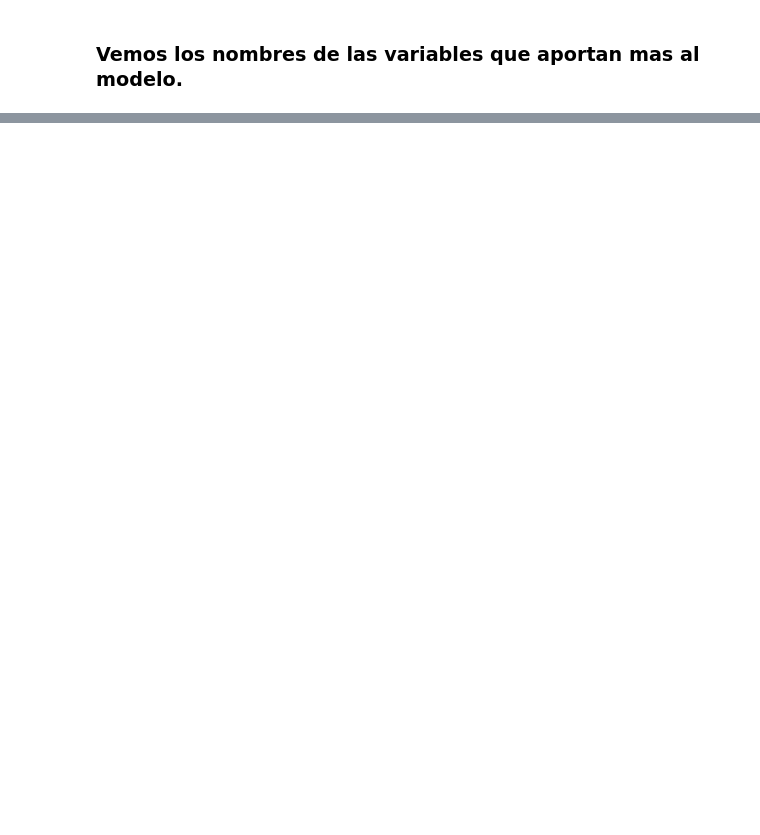
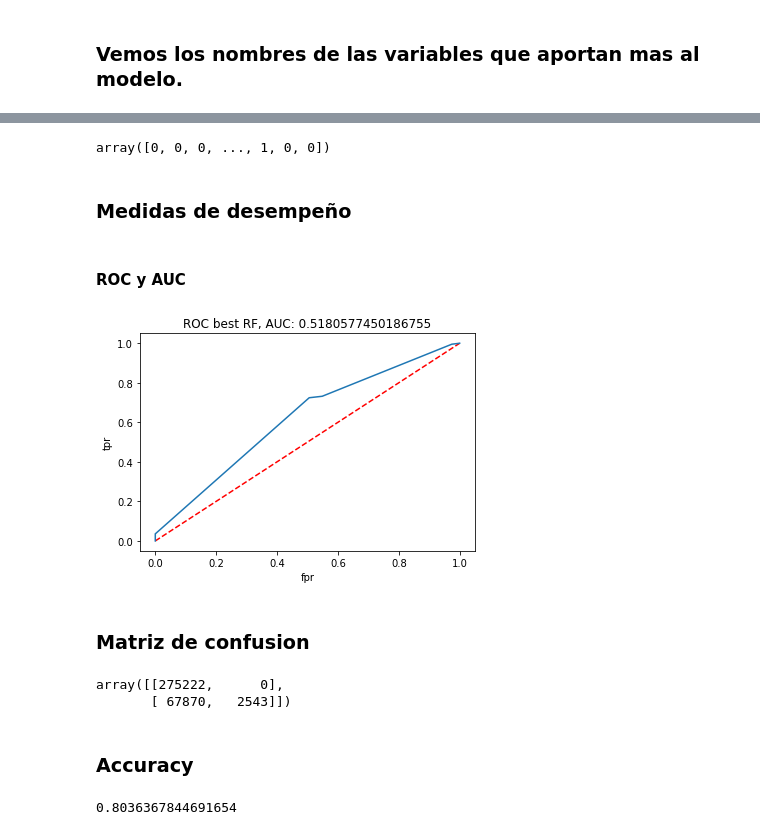
Before and after one commit to YusuriAR/Incidentes_c5, a Jupyter notebook: notebooks/SeleccionDeVariables.ipynb, the cells around one changed output, grey strips where cells are left out. Drawn from its saved outputs; the diff is of its cells as text; code cells hidden in the pictures; blank space fills up the shorter version.

Commit message:
Evaluacion, curva de precision, sesgo e inequidad
Se integra model evaluation, roc y primeros analisis de bias_fairness

```diff
--- a/notebooks/SeleccionDeVariables.ipynb
+++ b/notebooks/SeleccionDeVariables.ipynb
@@ -296,0 +249,2 @@ modeling(path)
+# %%
+c5_evaluation = utils.load_df('output/model_loop.pkl')
@@ -296,0 +265,5 @@ modeling(path)
+# %%
+df_test=pd.DataFrame.sparse.from_spmatrix(X_test)
+df_test.columns = names
+selection_test=list(dataset_3.col_name.values)
+test_ = df_test[selection_test]
@@ -296,0 +274,13 @@ modeling(path)
+# %%
+c5_evaluation[0].predict(test_)
+# %% [output]
+array([0, 0, 0, ..., 1, 0, 0])
+# %%
+predicted_labels_1 = c5_evaluation[0].predict(test_)
+predicted_labels_2 = c5_evaluation[1].predict(test_)
+predicted_scores_1 = c5_evaluation[0].predict_proba(test_)
+predicted_scores_2 = c5_evaluation[1].predict_proba(test_)
+# %% [markdown]
+### Medidas de desempeño
+# %% [markdown]
+#### ROC y AUC
@@ -296,0 +290,31 @@ modeling(path)
+# %%
+%matplotlib inline
+fpr, tpr, thresholds = roc_curve(y_test, predicted_scores_2[:,1], pos_label=1)
+
+plt.clf()
+plt.plot([0,1],[0,1], 'k--', c="red")
+plt.plot(fpr, tpr)
+plt.title("ROC best RF, AUC: {}".format(roc_auc_score(y_test, predicted_labels_2)))
+plt.xlabel("fpr")
+plt.ylabel("tpr")
+plt.show()
+# %% [output]
+[figure, added]
+# %% [markdown]
+### Matriz de confusion
+# %%
+from sklearn.metrics import confusion_matrix
+
+confusion_matrix(y_test, predicted_labels_2)
+# %% [output]
+array([[275222,      0],
+       [ 67870,   2543]])
+# %% [markdown]
+### Accuracy
+# %%
+
+from sklearn.metrics import accuracy_score
+
+accuracy_score(y_test, predicted_labels_2)
+# %% [output]
+0.8036367844691654
```
Also changed, not shown: parts of 46 cells of this notebook.
